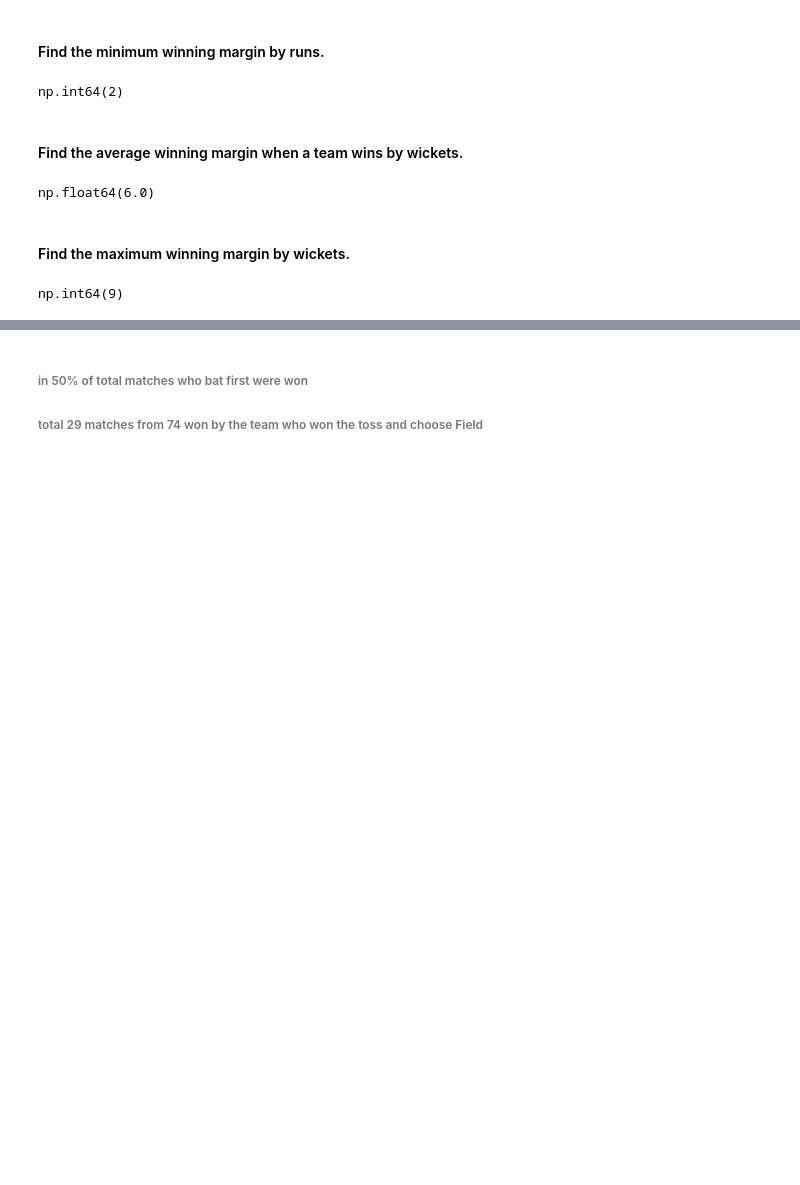
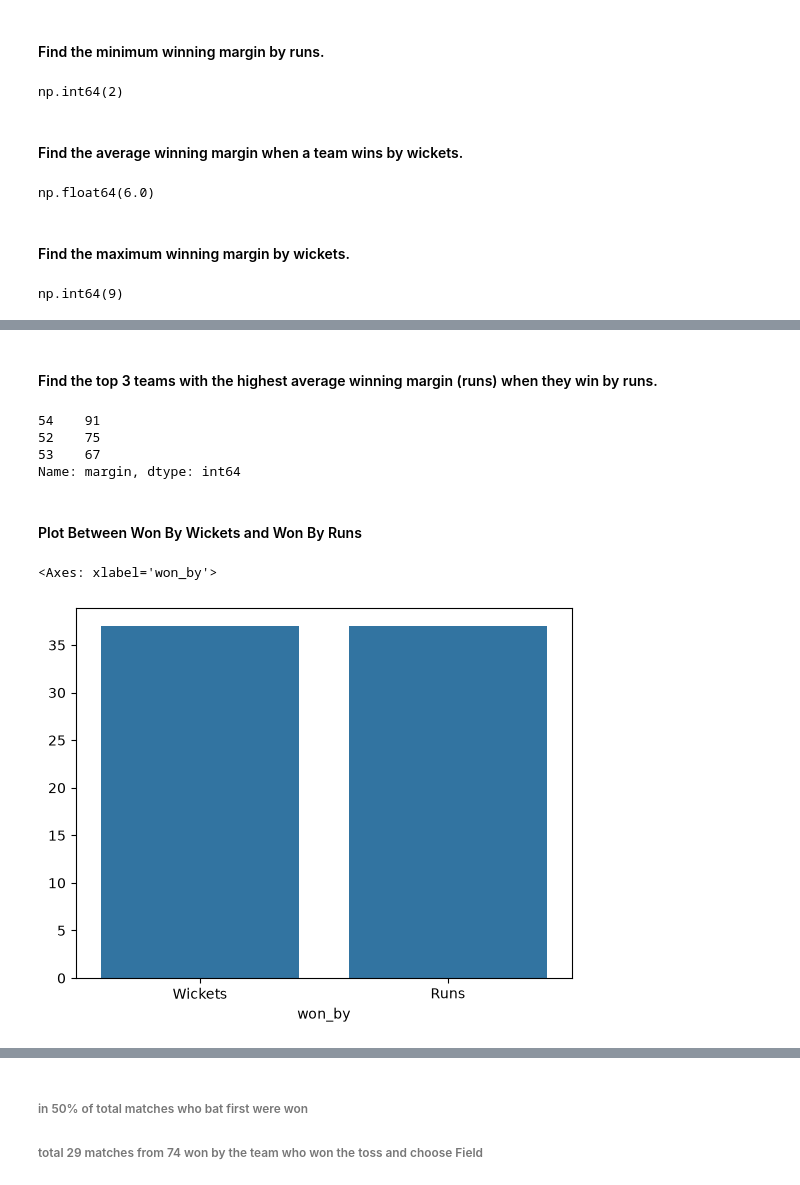
Before and after one commit to arypatel01/IPL_Data_Analysis, a Jupyter notebook: index.ipynb, the cells around one changed output, grey strips where cells are left out. Cells and saved outputs as stored; diff of their text form; code cells hidden in the pictures; blank space fills up the shorter version.

Commit message:
Completed Some Other Task And Plots

```diff
--- a/index.ipynb
+++ b/index.ipynb
@@ -302,0 +340,17 @@ np.int64(9)
+# %% [markdown]
+#### Find the top 3 teams with the highest average winning margin (runs) when they win by runs.
+# %%
+df[df['won_by'] == 'Runs']['margin'].sort_values(ascending=False).head(3)
+# %% [output]
+54    91
+52    75
+53    67
+Name: margin, dtype: int64
+# %% [markdown]
+#### Plot Between Won By Wickets and Won By Runs
+# %%
+match = df['won_by'].value_counts()
+sns.barplot(x = match.index , y = match.values)
+# %% [output]
+<Axes: xlabel='won_by'>
+[figure, added]
```
Also changed, not shown: parts of 13 cells of this notebook.
